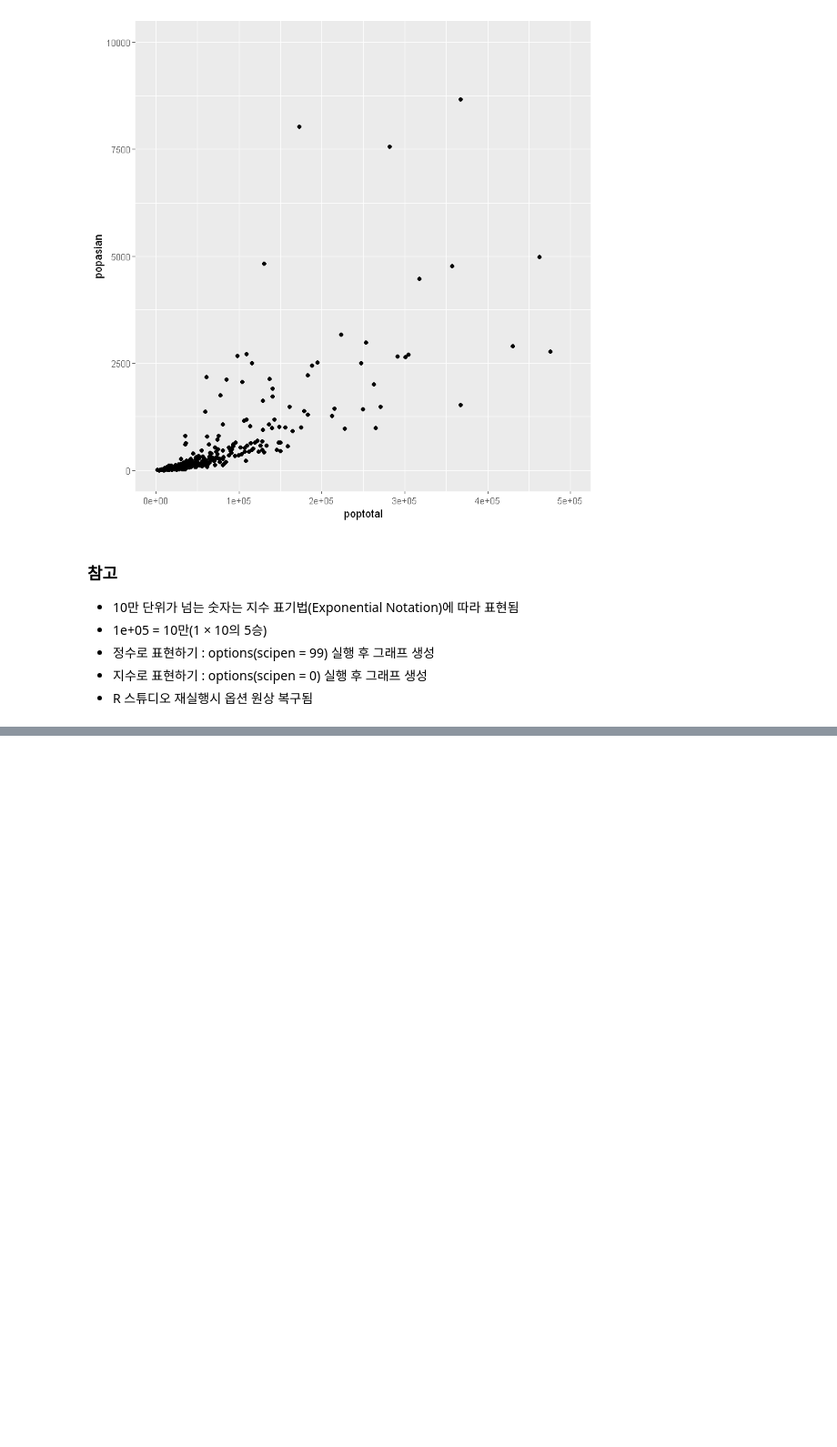
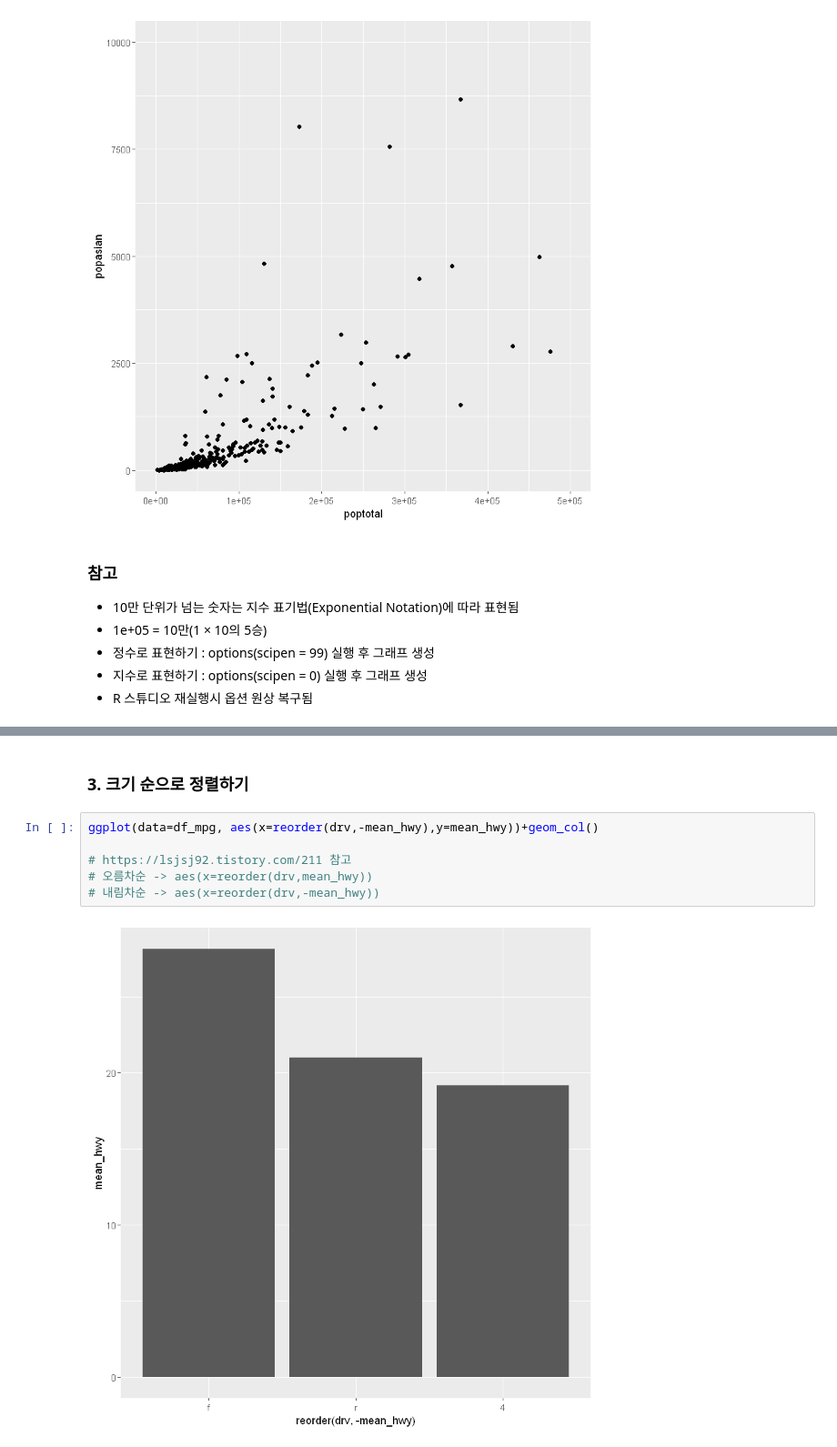
Before and after one commit to s6470076/R, a Jupyter notebook: Do_it_R 둘째 날.ipynb, the cells around one changed output, grey strips where cells are left out. Shown at 91% size. Saved outputs shown, nothing was run; the diff lists cells and outputs as text; blank space fills up the shorter version.

```diff
--- a/Do_it_R 둘째 날.ipynb
+++ b/Do_it_R 둘째 날.ipynb
@@ -1612,0 +1650,10 @@ Warning message:
+# %% [markdown]
+### 3. 크기 순으로 정렬하기
+# %%
+ggplot(data=df_mpg, aes(x=reorder(drv,-mean_hwy),y=mean_hwy))+geom_col()
+
+# https://lsjsj92.tistory.com/211 참고
+# 오름차순 -> aes(x=reorder(drv,mean_hwy))
+# 내림차순 -> aes(x=reorder(drv,-mean_hwy))
+# %% [output]
+[figure, added]
```
Also changed, not shown: parts of 25 cells of this notebook.
